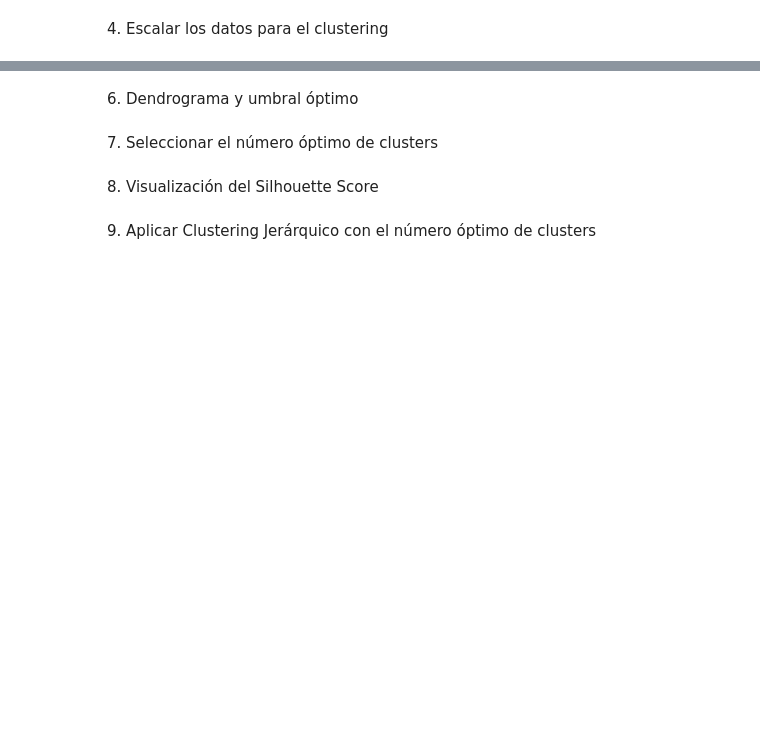
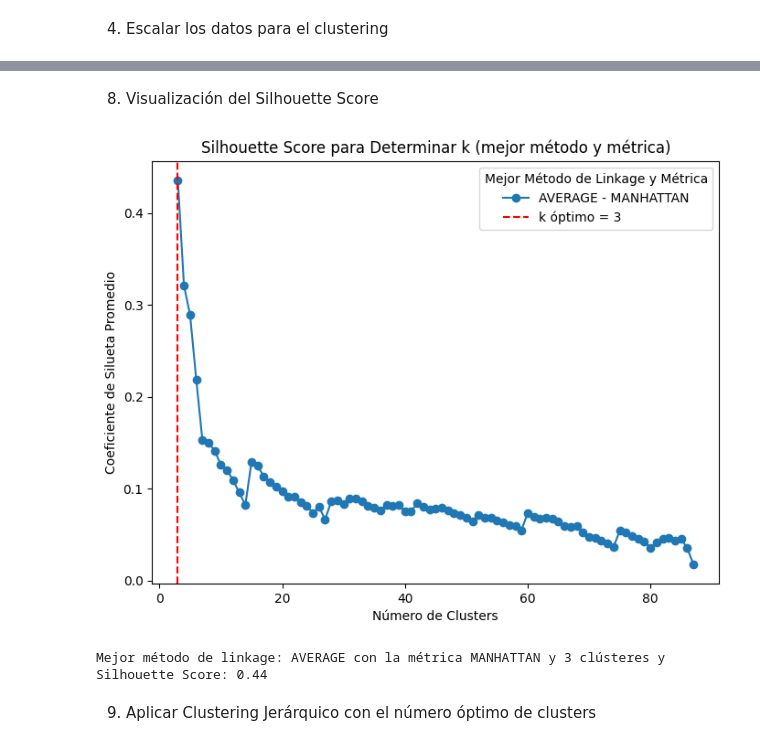
Before and after one commit to Rommel-DS/ML_Optimizacion_Portafolio, a Jupyter notebook: src/results_notebook/Proyecto Final_ML_Clustering_Jerarquico_Español.ipynb, the cells around one changed output, grey strips where cells are left out. Saved outputs shown, nothing was run; the diff lists cells and outputs as text; code cells hidden in the pictures; blank space fills up the shorter version.

```diff
--- a/src/results_notebook/Proyecto Final_ML_Clustering_Jerarquico_Español.ipynb
+++ b/src/results_notebook/Proyecto Final_ML_Clustering_Jerarquico_Español.ipynb
@@ -122,2 +162,0 @@ for k in range(3, len(TICKERS)):  # Ajusta el rango de k según sea necesario
-# %% [markdown]
-6. Dendrograma y umbral óptimo
@@ -136,2 +162,0 @@ clusters = fcluster(Z, umbral_optimo, criterion='distance')
-# %% [markdown]
-7. Seleccionar el número óptimo de clusters
@@ -156,29 +163,38 @@ print(f"Umbral Óptimo: {umbral_optimo:.2f}")
 # %% [markdown]
 8. Visualización del Silhouette Score
 # %%
-# Crear un DataFrame para facilitar el análisis
-df_scores = pd.DataFrame([(k, metodo_conexion, metrica, score) for (k, metodo_conexion, metrica), score in scores_silueta.items()],
-                         columns=["k", "metodo_conexion", "metrica", "score"])
-
-# Graficar el Silhouette Score promedio vs. Número de Clusters
+# Graficar el Silhouette Score vs. Número de Clusters para el mejor método y métrica
+# Sólo tomamos los valores que corresponden al mejor método y métrica
 plt.figure(figsize=(8, 6))
 
-# Graficar el Silhouette Score para cada metodo_conexion y metrica
-for metodo_conexion in ['ward', 'complete', 'average', 'single']:
-    for metrica in metricas:
-        scores_por_k = df_scores[(df_scores['metodo_conexion'] == metodo_conexion) &
-                                 (df_scores['metrica'] == metrica)].groupby('k')['score'].mean()
-        plt.plot(scores_por_k.index, scores_por_k.values, marker='*', label=f'{metodo_conexion.upper()} - {metrica.upper()}')
+# Evaluamos de nuevo el Silhouette Score para los valores de k con el mejor método y métrica
+scores_mejor_metodo = []
+for k in range(min_k, max_k):
+    score = evaluar_silueta(k, mejor_conexion, mejor_metrica, retornos_escalados)
+    if score != -1:
+        scores_mejor_metodo.append((k, score))
 
-plt.title("Silhouette Score para Determinar k (por método de linkage y métrica) ")
+# Convertimos en DataFrame para facilitar la visualización
+df_scores = pd.DataFrame(scores_mejor_metodo, columns=["k", "score"])
+
+# Graficar el resultado
+plt.plot(df_scores['k'], df_scores['score'], marker='o', label=f'{mejor_conexion.upper()} - {mejor_metrica.upper()}')
+
+# Agregar una línea vertical para el k óptimo
+plt.axvline(x=k_optimo_silueta, color='red', linestyle='--', label=f'k óptimo = {k_optimo_silueta}')
+
+# Títulos y etiquetas
+plt.title("Silhouette Score para Determinar k (mejor método y métrica)")
 plt.xlabel("Número de Clusters")
 plt.ylabel("Coeficiente de Silueta Promedio")
-plt.legend(title="Métodos de Linkage y Métricas")
+plt.legend(title="Mejor Método de Linkage y Métrica")
 plt.show()
 
 # Imprimir el mejor resultado basado en el Silhouette Score
 print(f"Mejor método de linkage: {mejor_conexion.upper()} con la métrica {mejor_metrica.upper()} y {k_optimo_silueta} clústeres y Silhouette Score: {mejor_score:.2f}")
-print(df_scores[df_scores['k'] == k_optimo_silueta].sort_values(by='score', ascending=False))
+# %% [output]
+[figure, added]
+Mejor método de linkage: AVERAGE con la métrica MANHATTAN y 3 clústeres y Silhouette Score: 0.44
 # %% [markdown]
 9. Aplicar Clustering Jerárquico con el número óptimo de clusters
 # %%
```
Also changed, not shown: parts of 17 cells of this notebook, 1 other file.
